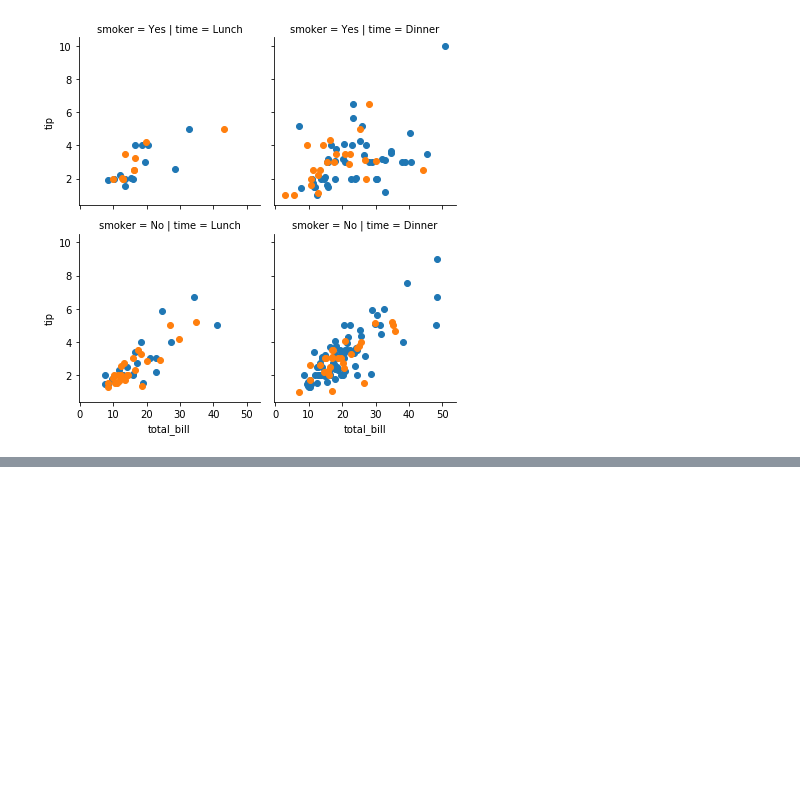
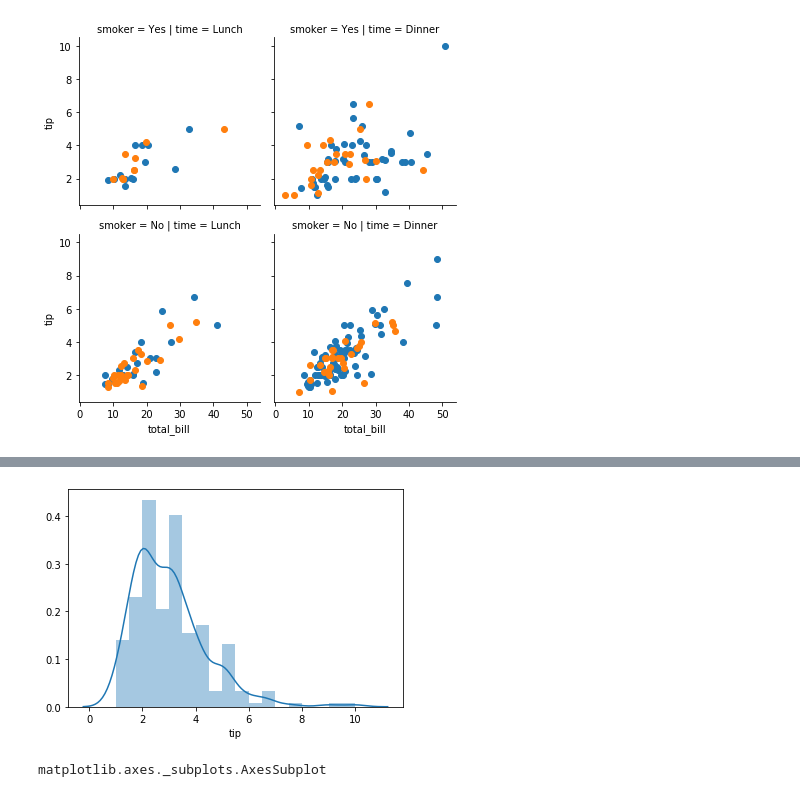
Before and after one commit to ChrisHSKim/python_for_everyone, a Jupyter notebook: notebooks/python with pandas.ipynb, the cells around one changed output, grey strips where cells are left out. Drawn from its saved outputs; the diff is of its cells as text; code cells hidden in the pictures; blank space fills up the shorter version.

```diff
--- a/notebooks/python with pandas.ipynb
+++ b/notebooks/python with pandas.ipynb
@@ -671,0 +688,8 @@ facet.map(plt.scatter, 'total_bill', 'tip')
+# %%
+dis=sns.distplot(tips.tip)
+# %% [output]
+[figure, added]
+# %%
+type(dis)
+# %% [output]
+matplotlib.axes._subplots.AxesSubplot
```
Also changed, not shown: parts of 7 cells of this notebook.
